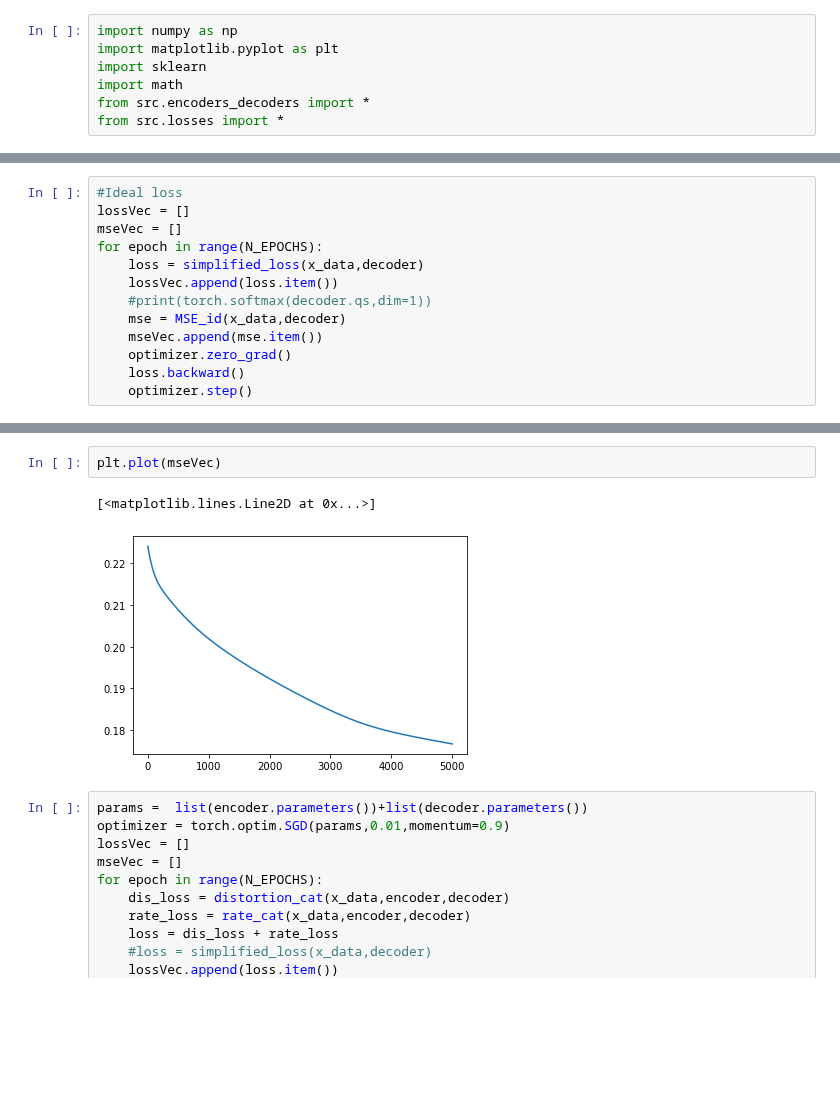
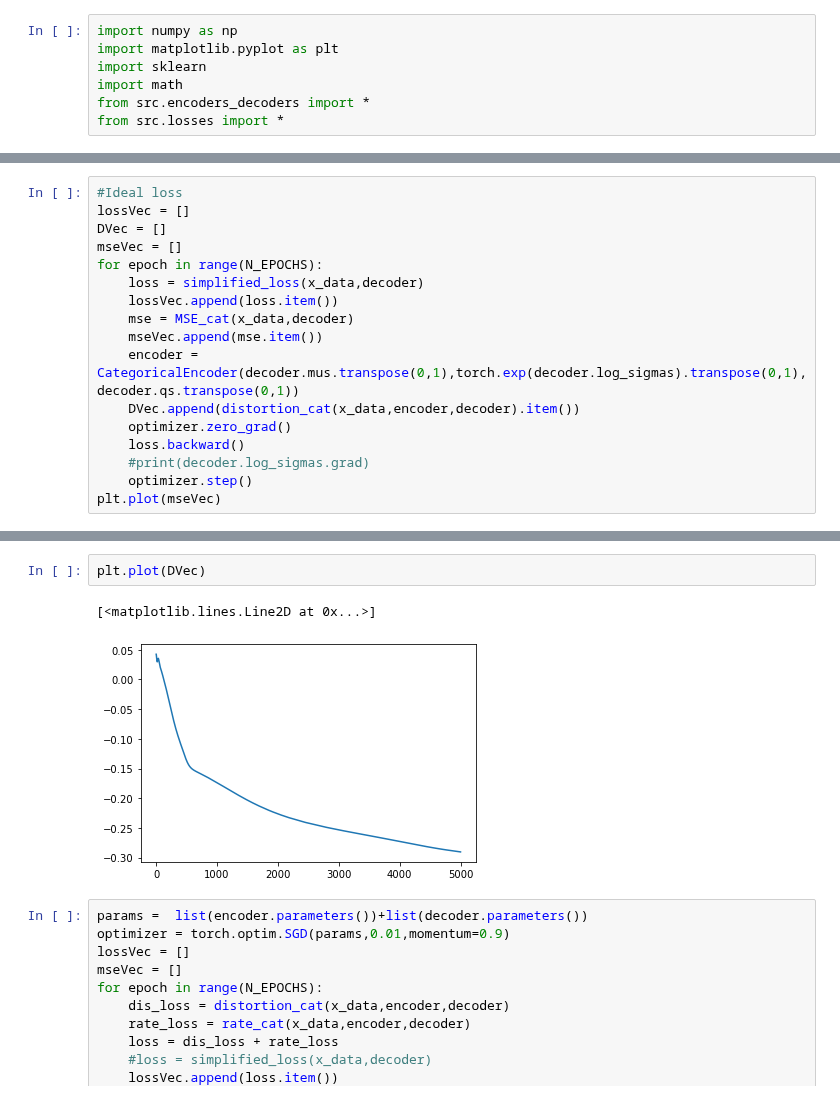
Before and after one commit to simonebmalerba/neural_VAE, a Jupyter notebook: Analysis.ipynb, the cells around one changed output, grey strips where cells are left out. Cells and saved outputs as stored; diff of their text form; blank space fills up the shorter version.

Commit message:
Bernoulli Encoder -- Distortion only

```diff
--- a/Analysis.ipynb
+++ b/Analysis.ipynb
@@ -36,13 +28,17 @@ torch.Size([1, 50])
 # %%
 #Ideal loss
 lossVec = []
+DVec = []
 mseVec = []
 for epoch in range(N_EPOCHS):
     loss = simplified_loss(x_data,decoder)
     lossVec.append(loss.item())
-    #print(torch.softmax(decoder.qs,dim=1))
-    mse = MSE_id(x_data,decoder)
+    mse = MSE_cat(x_data,decoder)
     mseVec.append(mse.item())
+    encoder = CategoricalEncoder(decoder.mus.transpose(0,1),torch.exp(decoder.log_sigmas).transpose(0,1),decoder.qs.transpose(0,1))
+    DVec.append(distortion_cat(x_data,encoder,decoder).item())
     optimizer.zero_grad()
     loss.backward()
+    #print(decoder.log_sigmas.grad)
     optimizer.step()
+plt.plot(mseVec)
@@ -49,8 +65,8 @@ for epoch in range(N_EPOCHS):
 # %%
-plt.plot(mseVec)
+plt.plot(DVec)
 # %% [output]
 [<matplotlib.lines.Line2D at 0x...>]
-[figure, old version]
+[figure, new version]
 # %%
 params =  list(encoder.parameters())+list(decoder.parameters())
 optimizer = torch.optim.SGD(params,0.01,momentum=0.9)
```
Also changed, not shown: parts of 5 cells of this notebook, 1 other file.
